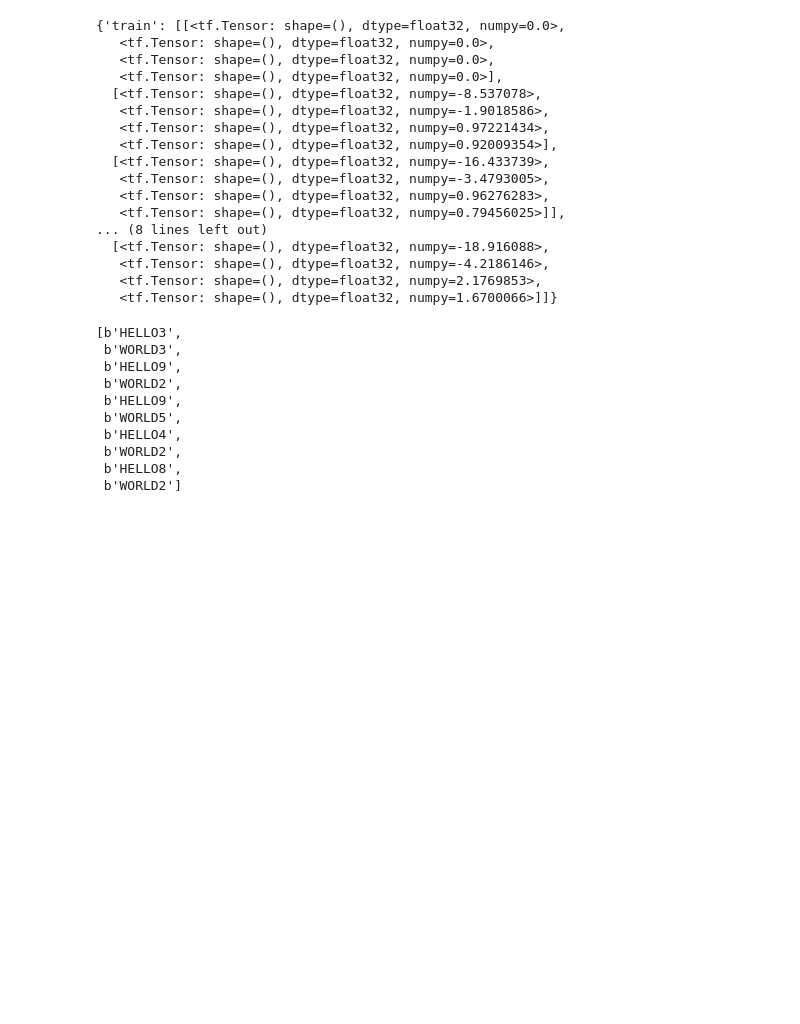
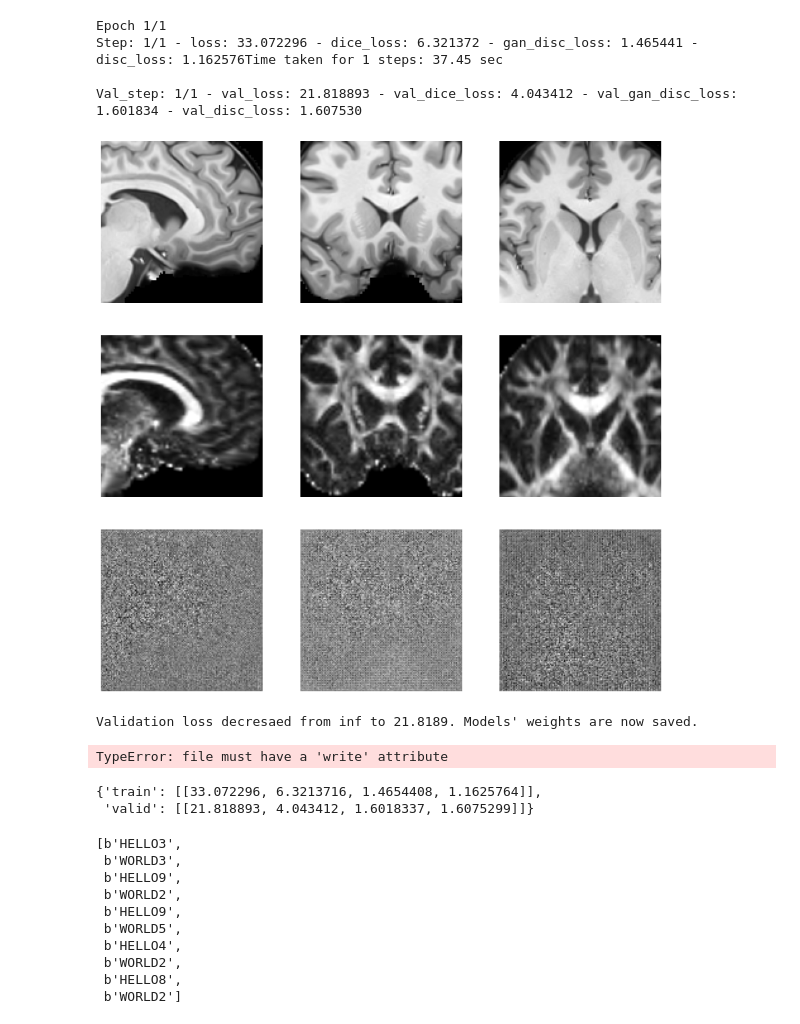
Before and after one commit to CH2-Carbene/AD_GAN, a Jupyter notebook: train_GAN.ipynb, the cells around one changed output. Cells and saved outputs as stored; diff of their text form; code cells hidden in the pictures; blank space fills up the shorter version.

```diff
--- a/train_GAN.ipynb
+++ b/train_GAN.ipynb
@@ -195,7 +205,8 @@ def test_step(img, tar):
 
     return gen_loss, dice_loss, gan_disc_loss, disc_loss
 # %%
-val_time=100
+val_time=len(train_ds)//BATCH_SIZE*5
+tot_step=len(train_ds)*500
 
 def fit(train_ds, test_ds, steps):
     example_input, example_target = next(iter(test_ds.take(1)))
@@ -209,7 +220,7 @@ def fit(train_ds, test_ds, steps):
     for step, (input_image, target) in train_ds.repeat().take(steps).enumerate():
 
         start = time.time()
-        print('Epoch {}/{}'.format(step+1,steps))
+        show(f'Epoch {step+1}/{steps}')
 
         # if (step+1) % 1 == 0:
             # display.clear_output(wait=True)
@@ -219,38 +230,37 @@ def fit(train_ds, test_ds, steps):
         for meti,li in zip(train_losses,train_step_loss):meti.update_state(li)
         gen_loss, dice_loss, gan_disc_loss, disc_loss=[x.result() for x in train_losses]
 
-        stdout.write(f'\rStep: {step+1}/{steps} - loss: {gen_loss:.6f} - dice_loss: {dice_loss:.6f} - gan_disc_loss: {gan_disc_loss:.6f} - disc_loss: {disc_loss:.6f}')
+        show(f'\rStep: {step+1}/{steps} - loss: {gen_loss:.6f} - dice_loss: {dice_loss:.6f} - gan_disc_loss: {gan_disc_loss:.6f} - disc_loss: {disc_loss:.6f}')
 
-        print(f'Time taken for 1 steps: {time.time()-start:.2f} sec\n')
-        stdout.flush()
+        show(f'Time taken for 1 steps: {time.time()-start:.2f} sec\n')
 
         if (step+1) % val_time==0:
 
-            for step, (input_image, target) in test_ds.enumerate():
+            for val_step, (input_image, target) in test_ds.enumerate():
                 test_step_loss=test_step(input_image, target)
                 for meti,li in zip(test_losses,test_step_loss):meti.update_state(li)
 
             gen_loss_val, dice_loss_val, gan_disc_loss_val, disc_loss_val=[x.result() for x in test_losses]
-            stdout.write(f'\rVal_step: {(step+1)//val_time}/{steps//val_time} - val_loss: {gen_loss_val:.6f} - val_dice_loss: {dice_loss_val:.6f} - val_gan_disc_loss: {gan_disc_loss_val:.6f} - val_disc_loss: {disc_loss_val:.6f}')
+            show(f'\rVal_step: {(step+1)//val_time}/{steps//val_time} - val_loss: {gen_loss_val:.6f} - val_dice_loss: {dice_loss_val:.6f} - val_gan_disc_loss: {gan_disc_loss_val:.6f} - val_disc_loss: {disc_loss_val:.6f}')
 
 
-            save_path=f"{path}/step_{step:03d}"
+            save_path=f"{path}/step_{step+1:03d}"
             os.makedirs(save_path,exist_ok=True)
 
             generate_images(G,example_input, example_target,save_path=f"{save_path}/show.png")
-            G.save_weights(f"{save_path}/G.h5")
-            D.save_weights(f"{save_path}/D.h5")
+            G.save(f"{save_path}/G.h5")
+            D.save(f"{save_path}/D.h5")
 
             if gen_loss_val < prev_loss:
-                G.save_weights(f"{path}/Generator.h5")
-                D.save_weights(f"{path}/Generator.h5")
-                print(f"Validation loss decresaed from {prev_loss:.4f} to {gen_loss_val:.4f}. Models' weights are now saved.")
+                G.save(f"{path}/Generator.h5")
+                D.save(f"{path}/Discriminator.h5")
+                show(f"Validation loss decresaed from {prev_loss:.4f} to {gen_loss_val:.4f}. Models' weights are now saved.")
                 prev_loss=gen_loss_val
             else:
-                print(f"Validation loss did not decrese from {prev_loss:.4f} to {gen_loss_val:.4f}.")
+                show(f"Validation loss did not decrese from {prev_loss:.4f} to {gen_loss_val:.4f}.")
 
-            history['train'].append([x.result() for x in train_losses])
-            history['valid'].append([x.result() for x in test_losses])
+            history['train'].append([x.result().numpy() for x in train_losses])
+            history['valid'].append([x.result().numpy() for x in test_losses])
             for x in train_losses:x.reset_states()
             for x in test_losses:x.reset_states()
             checkpoint.save(file_prefix=checkpoint_prefix)
@@ -299,23 +268,21 @@ Step: 10/10 - loss: -23.715639 - dice_loss: -5.025654 - gan_disc_loss: 1.412632
-# %%
-h
-# %% [output]
-{'train': [[<tf.Tensor: shape=(), dtype=float32, numpy=0.0>,
-   <tf.Tensor: shape=(), dtype=float32, numpy=0.0>,
-   <tf.Tensor: shape=(), dtype=float32, numpy=0.0>,
-   <tf.Tensor: shape=(), dtype=float32, numpy=0.0>],
-  [<tf.Tensor: shape=(), dtype=float32, numpy=-8.537078>,
-   <tf.Tensor: shape=(), dtype=float32, numpy=-1.9018586>,
-   <tf.Tensor: shape=(), dtype=float32, numpy=0.97221434>,
-   <tf.Tensor: shape=(), dtype=float32, numpy=0.92009354>],
-  [<tf.Tensor: shape=(), dtype=float32, numpy=-16.433739>,
-   <tf.Tensor: shape=(), dtype=float32, numpy=-3.4793005>,
-   <tf.Tensor: shape=(), dtype=float32, numpy=0.96276283>,
-   <tf.Tensor: shape=(), dtype=float32, numpy=0.79456025>]],
-... (8 lines left out)
-  [<tf.Tensor: shape=(), dtype=float32, numpy=-18.916088>,
-   <tf.Tensor: shape=(), dtype=float32, numpy=-4.2186146>,
-   <tf.Tensor: shape=(), dtype=float32, numpy=2.1769853>,
-   <tf.Tensor: shape=(), dtype=float32, numpy=1.6700066>]]}
+# %%
+h=fit(train_ds,val_ds,steps=tot_step)
+with open(f"{this_log_dir}/training_log.pic","wb") as f:
+    pickle.dump(h,f)
+# %% [output]
+Epoch 1/1
+Step: 1/1 - loss: 33.072296 - dice_loss: 6.321372 - gan_disc_loss: 1.465441 - disc_loss: 1.162576Time taken for 1 steps: 37.45 sec
+
+Val_step: 1/1 - val_loss: 21.818893 - val_dice_loss: 4.043412 - val_gan_disc_loss: 1.601834 - val_disc_loss: 1.607530
+[figure, added]
+Validation loss decresaed from inf to 21.8189. Models' weights are now saved.
+TypeError: file must have a 'write' attribute
+# %%
+with open(f"{this_log_dir}/training_log.pic","rb") as f:
+    t=pickle.load(f)
+# %% [output]
+{'train': [[33.072296, 6.3213716, 1.4654408, 1.1625764]],
+ 'valid': [[21.818893, 4.043412, 1.6018337, 1.6075299]]}
 # %%
 #try tensor.map
 train_dataset = tf.data.Dataset.from_tensor_slices(train)
```
Also changed, not shown: parts of 10 cells of this notebook, 2 other files.
